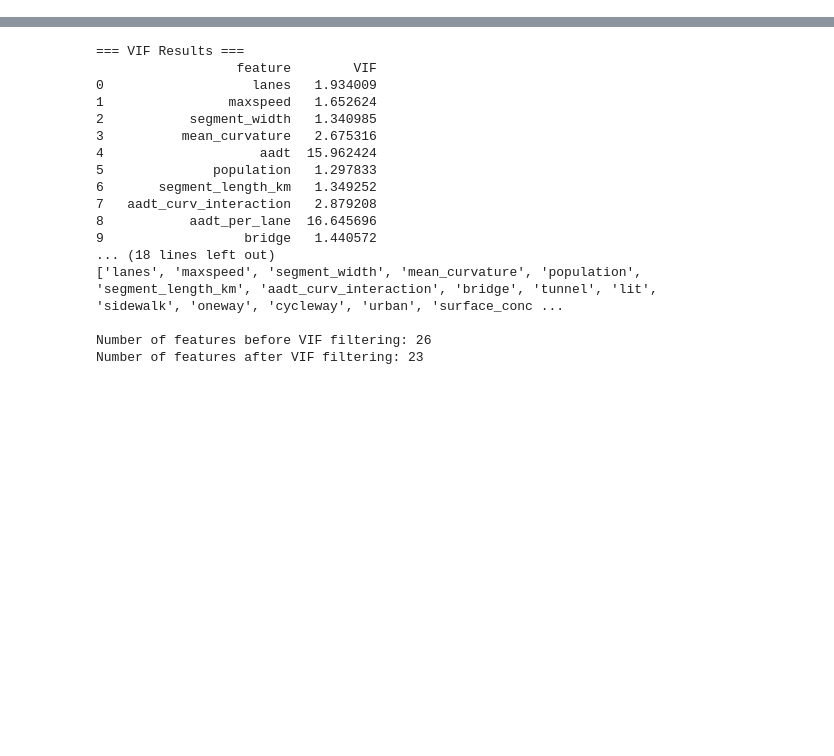
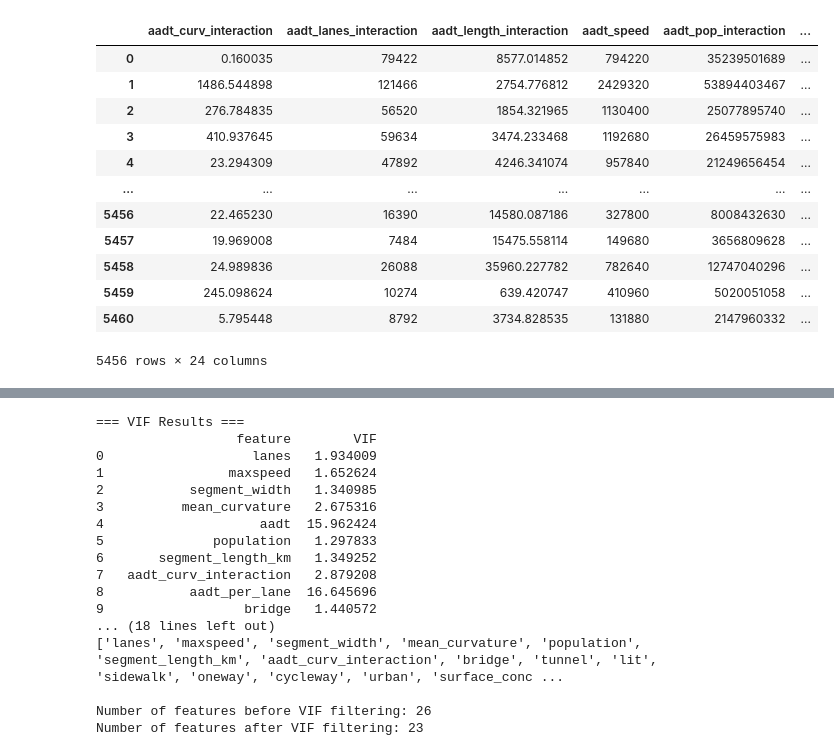
Before and after one commit to KinGabriel/speed_limit_predictive_model, a Jupyter notebook: XGBOOST/XGBOOST.ipynb, the cells around one changed output, grey strips where cells are left out. Saved outputs shown, nothing was run; the diff lists cells and outputs as text; code cells hidden in the pictures; blank space fills up the shorter version.

```diff
--- a/XGBOOST/XGBOOST.ipynb
+++ b/XGBOOST/XGBOOST.ipynb
@@ -44,33 +44,61 @@ df['lanes_speed_interaction'] = df['lanes'] * df['maxspeed']
 df['curv_lanes_interaction'] = df['mean_curvature'] * df['lanes']
 
 # Polynomial/nonlinear terms
 df['maxspeed_sq'] = df['maxspeed'] ** 2
 df['mean_curvature_sq'] = df['mean_curvature'] ** 2
 df['aadt_sq'] = df['aadt'] ** 2
 df['lanes_sq'] = df['lanes'] ** 2
 df['segment_length_sq'] = df['segment_length_km'] ** 2
 
 # Ratios/densities (protect against divide-by-zero)
 df['aadt_per_lane'] = df['aadt'] / df['lanes'].replace(0, np.nan)
 df['pop_density_per_length'] = df['population'] / df['segment_length_km'].replace(0, np.nan)
 df['aadt_per_length'] = df['aadt'] / df['segment_length_km'].replace(0, np.nan)
 df['crashes_per_pop'] = df['city_total_crashes'] / df['population'].replace(0, np.nan)
 df['crashes_per_aadt'] = df['city_total_crashes'] / df['aadt'].replace(0, np.nan)
 
 # Binary/categorical combinations (example: adjust according to your categories)
 df['urban'] = (df['classification'].str.lower().str.contains('urban')).astype(int)
 df['urban_high_aadt'] = ((df['urban'] == 1) & (df['aadt'] > df['aadt'].median())).astype(int)
 df['bridge_high_speed'] = ((df['bridge'] == 1) & (df['maxspeed'] > df['maxspeed'].median())).astype(int)
 df['tunnel_high_speed'] = ((df['tunnel'] == 1) & (df['maxspeed'] > df['maxspeed'].median())).astype(int)
 
 # If you have 'sidewalk' and 'oneway' as binary
 df['sidewalk_high_pop'] = ((df['sidewalk'] == 1) & (df['population'] > df['population'].median())).astype(int)
 df['oneway_high_speed'] = ((df['oneway'] == 1) & (df['maxspeed'] > df['maxspeed'].median())).astype(int)
 
 def attach_ids(df_part, ids):
     df_part = df_part.reset_index(drop=True)
     df_part['osm_id'] = ids.reset_index(drop=True)
     return df_part
+
+# Display only the engineered features
+engineered_features = [
+    'aadt_curv_interaction', 'aadt_lanes_interaction', 'aadt_length_interaction',
+    'aadt_speed', 'aadt_pop_interaction', 'lanes_length_interaction',
+    'lanes_speed_interaction', 'curv_lanes_interaction',
+    'maxspeed_sq', 'mean_curvature_sq', 'aadt_sq', 'lanes_sq', 'segment_length_sq',
+    'aadt_per_lane', 'pop_density_per_length', 'aadt_per_length',
+    'crashes_per_pop', 'crashes_per_aadt',
+    'urban', 'urban_high_aadt', 'bridge_high_speed', 'tunnel_high_speed',
+    'sidewalk_high_pop', 'oneway_high_speed'
+]
+
+df[engineered_features]
+# %% [output]
+|  | aadt_curv_interaction | aadt_lanes_interaction | aadt_length_interaction | aadt_speed | aadt_pop_interaction | ... |
+| 0 | 0.160035 | 79422 | 8577.014852 | 794220 | 35239501689 | ... |
+| 1 | 1486.544898 | 121466 | 2754.776812 | 2429320 | 53894403467 | ... |
+| 2 | 276.784835 | 56520 | 1854.321965 | 1130400 | 25077895740 | ... |
+| 3 | 410.937645 | 59634 | 3474.233468 | 1192680 | 26459575983 | ... |
+| 4 | 23.294309 | 47892 | 4246.341074 | 957840 | 21249656454 | ... |
+| ... | ... | ... | ... | ... | ... | ... |
+| 5456 | 22.465230 | 16390 | 14580.087186 | 327800 | 8008432630 | ... |
+| 5457 | 19.969008 | 7484 | 15475.558114 | 149680 | 3656809628 | ... |
+| 5458 | 24.989836 | 26088 | 35960.227782 | 782640 | 12747040296 | ... |
+| 5459 | 245.098624 | 10274 | 639.420747 | 410960 | 5020051058 | ... |
+| 5460 | 5.795448 | 8792 | 3734.828535 | 131880 | 2147960332 | ... |
+5456 rows × 24 columns
 # %%
 # === 5. Train/test split ===
 y_rate = df['crash_rate_per_km']
```
Also changed, not shown: parts of 5 cells of this notebook.
